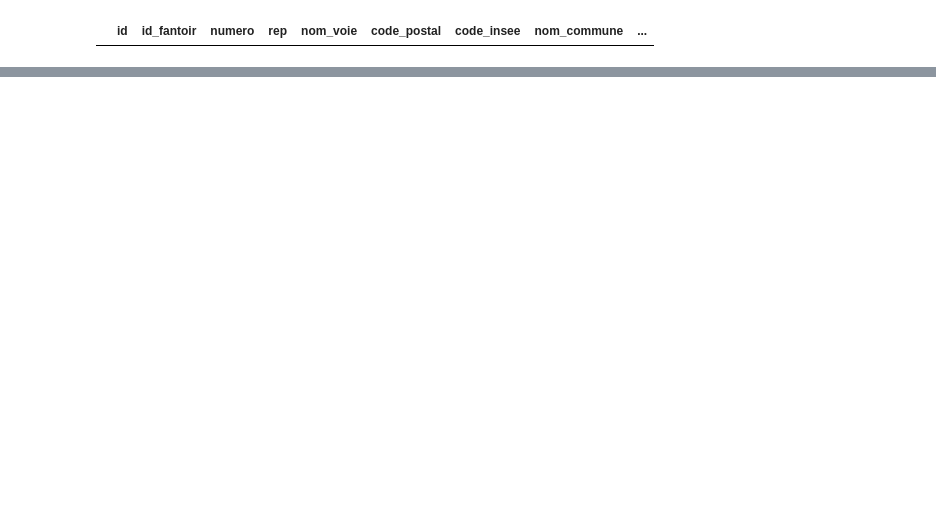
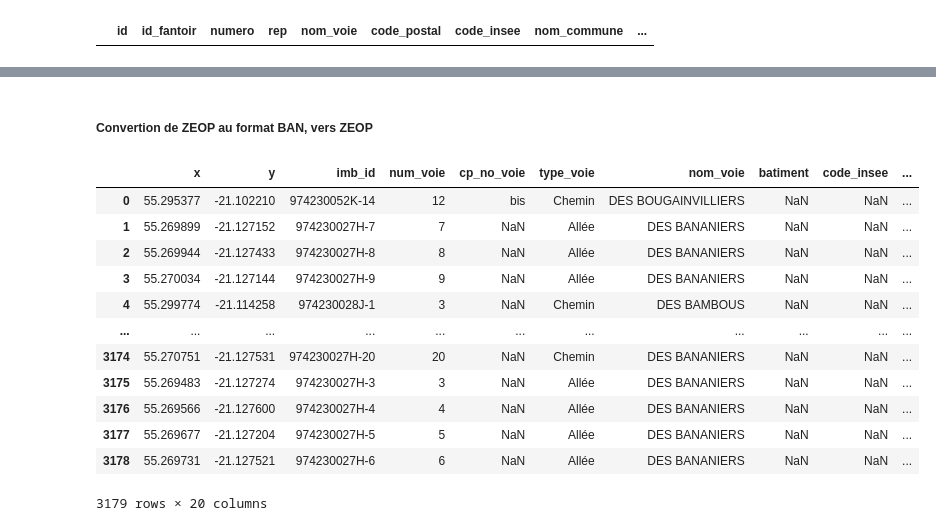
Before and after one commit to gitreunion/datacup-challenge-esi-flipside, a Jupyter notebook: Untitled.ipynb, the cells around one changed output, grey strips where cells are left out. Drawn from its saved outputs; the diff is of its cells as text; code cells hidden in the pictures; blank space fills up the shorter version.

```diff
--- a/Untitled.ipynb
+++ b/Untitled.ipynb
@@ -219,0 +262,16 @@ data
+# %%
+# Fonction pour calculer les distances
+# La df2 sera la donnée où chaque identifiant sera comparé à celui de la BAN (df1)
+def find_nearest(df1, df2):
+    nearest_points = []
+    for i, row2 in df2.iterrows():
+        distances = np.sqrt((df1['lon'] - row2['lon'])**2 + (df1['lat'] - row2['lat'])**2)
+        nearest_idx = distances.idxmin()  # Index du point le plus proche
+        nearest_points.append({'df2_id': row2['id'], 'nearest_df1_id': df1.loc[nearest_idx, 'id'],
+                               'distance': distances[nearest_idx]})
+    return pd.DataFrame(nearest_points)
+# %%
+# Trouver les points les plus proches
+result = find_nearest(Ban_Adress_Certifier, Zeop_Adress_Convert)
+
+print(result)
@@ -219,0 +320,2 @@ data
+# %%
+Update_Zeop_Adr, Correct_Adr = ChangeFirmeAdress_With_NeareastCoord(Ban_Adress_Certifier,Zeop_Adress_Convert)
@@ -219,0 +375,42 @@ data
+# %% [markdown]
+##### Convertion de ZEOP au format BAN, vers ZEOP
+# %%
+def Convert_BAN_to_FormatZEOP(Ban_Format, Zeop_Format):
+    Zeop_Adress_Empty = Zeop_Format.iloc[0:0]
+
+    ## ON garde uniqument les varialbes du fichier BAN
+    ## ATTENTION RETIRER LES TIRETS
+
+    Ban_To_Zeop = Zeop_Adress_Empty
+    #print(Zeop_Format)
+    Ban_To_Zeop['x'] = Ban_Format['lon']
+    Ban_To_Zeop['y'] = Ban_Format['lat']
+    Ban_To_Zeop['num_voie'] = Ban_Format['numero']
+    Ban_To_Zeop['cp_no_voie'] = Ban_Format['rep']
+    Ban_To_Zeop['type_voie'] = Ban_Format['nom_voie'].str.split().str[0] #Récupérer le premier mot
+    Ban_To_Zeop['nom_voie'] = Ban_Format['nom_voie'].str.split().str[1:].str.join(' ').str.upper() #Récupére tous sauf le primier mot + UPPER
+
+    Ban_To_Zeop['imb_id'] = Ban_Format['id']
+
+    # Fusion des anciennes données :
+
+
+
+    return Ban_To_Zeop
+# %%
+Ban_To_Zeop = Convert_BAN_to_FormatZEOP(Update_Zeop_Adr, Zeop_Adress)
+Ban_To_Zeop
+# %% [output]
+|  | x | y | imb_id | num_voie | cp_no_voie | type_voie | nom_voie | batiment | code_insee | ... |
+| 0 | 55.295377 | -21.102210 | 974230052K-14 | 12 | bis | Chemin | DES BOUGAINVILLIERS | NaN | NaN | ... |
+| 1 | 55.269899 | -21.127152 | 974230027H-7 | 7 | NaN | Allée | DES BANANIERS | NaN | NaN | ... |
+| 2 | 55.269944 | -21.127433 | 974230027H-8 | 8 | NaN | Allée | DES BANANIERS | NaN | NaN | ... |
+| 3 | 55.270034 | -21.127144 | 974230027H-9 | 9 | NaN | Allée | DES BANANIERS | NaN | NaN | ... |
+| 4 | 55.299774 | -21.114258 | 974230028J-1 | 3 | NaN | Chemin | DES BAMBOUS | NaN | NaN | ... |
+| ... | ... | ... | ... | ... | ... | ... | ... | ... | ... | ... |
+| 3174 | 55.270751 | -21.127531 | 974230027H-20 | 20 | NaN | Chemin | DES BANANIERS | NaN | NaN | ... |
+| 3175 | 55.269483 | -21.127274 | 974230027H-3 | 3 | NaN | Allée | DES BANANIERS | NaN | NaN | ... |
+| 3176 | 55.269566 | -21.127600 | 974230027H-4 | 4 | NaN | Allée | DES BANANIERS | NaN | NaN | ... |
+| 3177 | 55.269677 | -21.127204 | 974230027H-5 | 5 | NaN | Allée | DES BANANIERS | NaN | NaN | ... |
+| 3178 | 55.269731 | -21.127521 | 974230027H-6 | 6 | NaN | Allée | DES BANANIERS | NaN | NaN | ... |
+3179 rows × 20 columns
```
Also changed, not shown: parts of 47 cells of this notebook, 5 other files.
